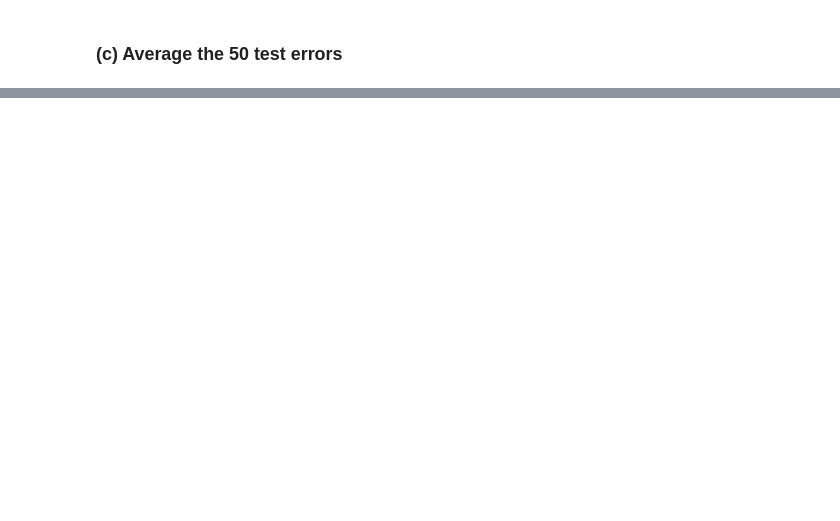
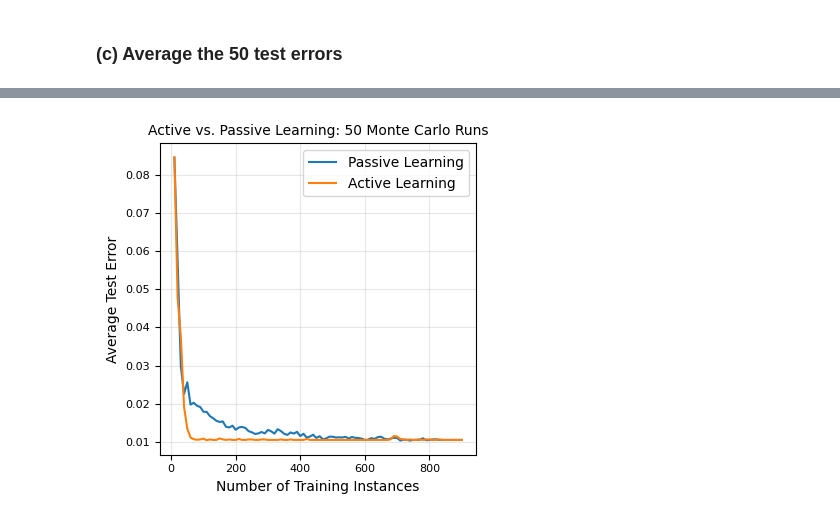
Before and after one commit to gblombach/DSCI-552_Homework_8, a Jupyter notebook: HW8/notebooks/Blombach_George_HW8.ipynb, the cells around one changed output, grey strips where cells are left out. Drawn from its saved outputs; the diff is of its cells as text; code cells hidden in the pictures; blank space fills up the shorter version.

```diff
--- a/HW8/notebooks/Blombach_George_HW8.ipynb
+++ b/HW8/notebooks/Blombach_George_HW8.ipynb
@@ -400,0 +402,7 @@ Mean ± Standard Deviation Comparison Over 2 Monte Carlo Runs:
+# %%
+# execute passive learning and display
+C_grid = np.logspace(-3, 6, 20)
+passive_run = passive_learning(X_train=X_train, y_train=y_train, X_test=X_test, y_test=y_test, C_grid=C_grid, random_state=333)
+passive_results = pd.DataFrame([np.arange(10, 901, 10), passive_run],index=["Training Size", "Test Error"])
+print("Passive Learning Representative Run:")
+display(passive_results.style.format("{:.6f}", subset=pd.IndexSlice["Test Error", :]).format("{:.0f}", subset=pd.IndexSlice["Training Size", :]))
@@ -402,0 +467,5 @@ Mean ± Standard Deviation Comparison Over 2 Monte Carlo Runs:
+# %%
+C_grid = np.logspace(-3, 6, 20)
+active_run = active_learning(X_train=X_train, y_train=y_train, X_test=X_test, y_test=y_test, C_grid=C_grid, random_state=333)
+active_results = pd.DataFrame([np.arange(10, 901, 10), active_run],index=["Training Size", "Test Error"])
+display(active_results.style.format("{:.0f}", subset=pd.IndexSlice["Training Size", :]).format("{:.6f}", subset=pd.IndexSlice["Test Error", :]))
@@ -403,2 +476,16 @@ Mean ± Standard Deviation Comparison Over 2 Monte Carlo Runs:
 # %% [markdown]
 ### (c) Average the 50 test errors
+# %%
+M = 50
+
+passive_errors = []
+active_errors = []
+for run in range(M):                     #iterate M times, passive and active learning, and capture error metrics
+    passive_errors.append(passive_learning(X_train=X_train, y_train=y_train, X_test=X_test, y_test=y_test, C_grid=C_grid, random_state=run))
+    active_errors.append(active_learning(X_train=X_train, y_train=y_train, X_test=X_test, y_test=y_test, C_grid=C_grid, random_state=run))
+    print(f"\rCompleted run {run + 1}/{M}", end="") # show status
+passive_errors = np.array(passive_errors)
+active_errors = np.array(active_errors)
+passive_average_errors = passive_errors.mean(axis=0)
+active_average_errors = active_errors.mean(axis=0)
+training_sizes = np.arange(10, 901, 10)
@@ -404,0 +502,17 @@ Mean ± Standard Deviation Comparison Over 2 Monte Carlo Runs:
+# %%
+average_results = pd.DataFrame([training_sizes, passive_average_errors, active_average_errors],
+            index=["Training Size","Passive Average Test Error","Active Average Test Error"])
+display(average_results.style.format("{:.0f}", subset=pd.IndexSlice["Training Size", :]).format("{:.6f}",
+        subset=pd.IndexSlice[["Passive Average Test Error", "Active Average Test Error"],:]))
+plt.figure(figsize=(4, 4))
+plt.plot(training_sizes, passive_average_errors, label="Passive Learning", linewidth=1.5)
+plt.plot(training_sizes, active_average_errors, label="Active Learning", linewidth=1.5)
+plt.xlabel("Number of Training Instances",  fontsize=10)
+plt.ylabel("Average Test Error", fontsize=10)
+plt.title("Active vs. Passive Learning: 50 Monte Carlo Runs", fontsize=10)
+plt.legend(fontsize=10, loc='upper right')
+plt.grid(alpha=0.3)
+plt.tick_params(axis='both', labelsize=8)
+plt.tight_layout()
+plt.show()
+# %% [output]
@@ -404,0 +523 @@ Mean ± Standard Deviation Comparison Over 2 Monte Carlo Runs:
+[figure, added]
```
Also changed, not shown: parts of 19 cells of this notebook.
